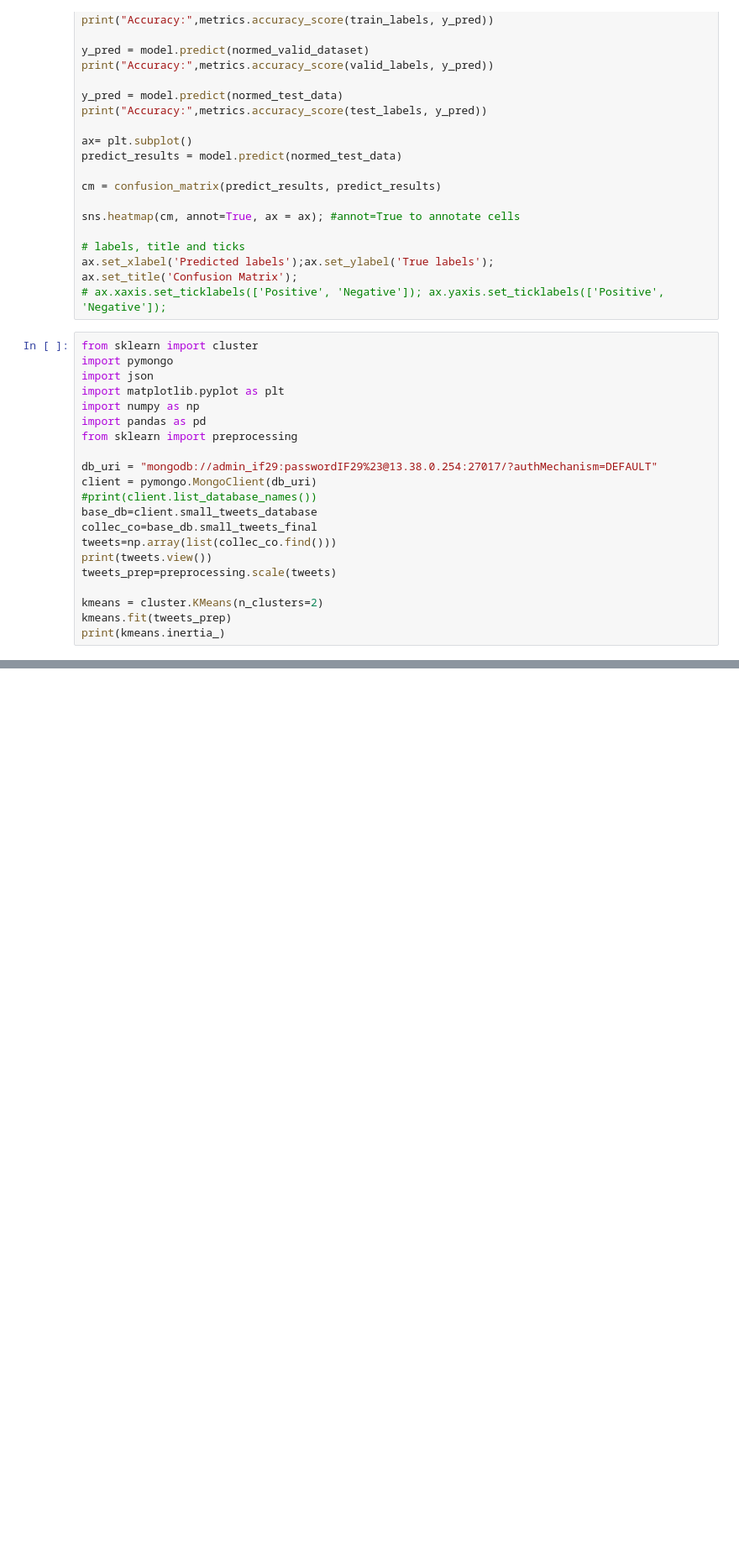
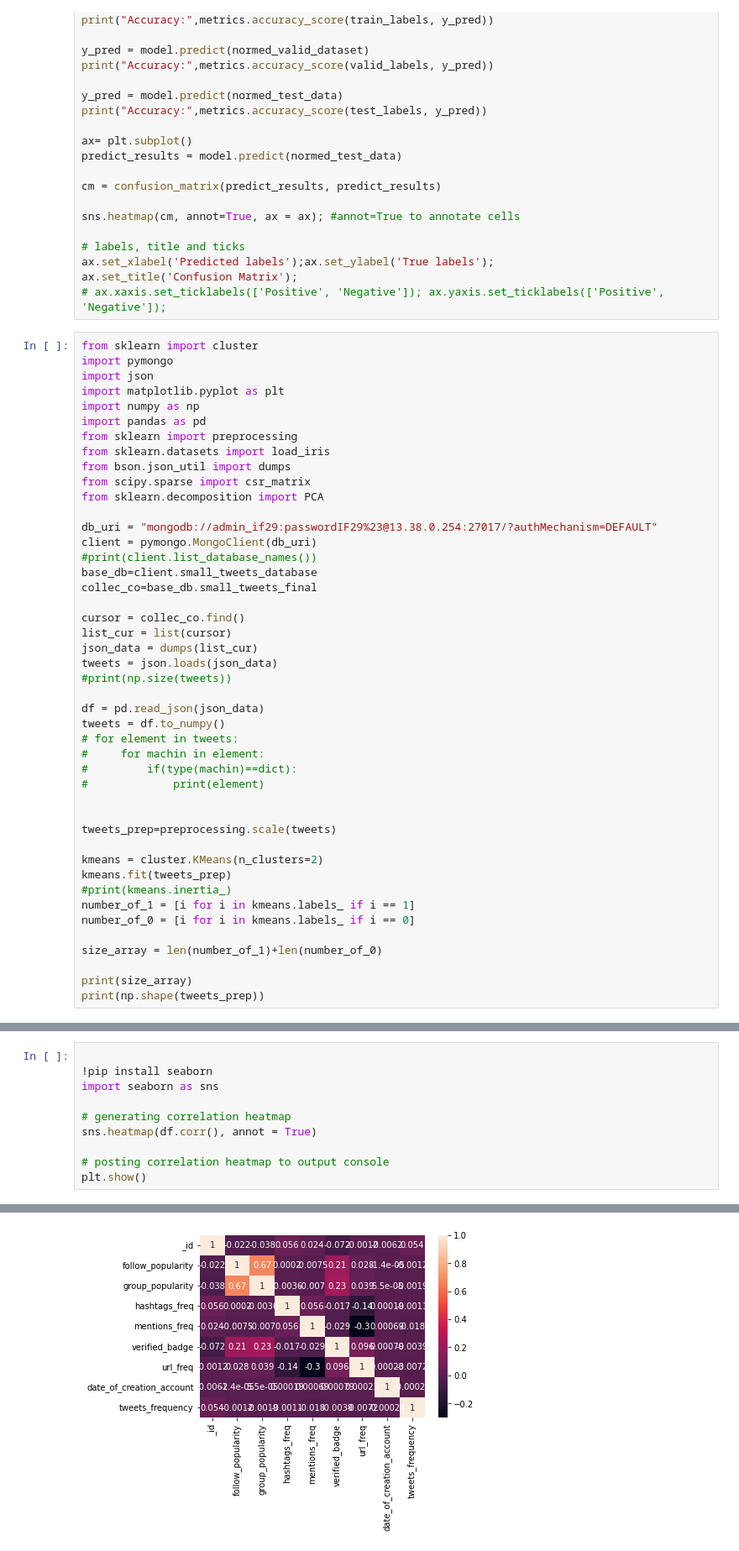
Before and after one commit to vallhallalm/Projet-analyse-de-Tweet, a Jupyter notebook: machine_learning.ipynb, the cells around one changed output, grey strips where cells are left out. Shown at 84% size. Saved outputs shown, nothing was run; the diff lists cells and outputs as text; blank space fills up the shorter version.

Commit message:
add K-means valid, add ACP valid, correlation map valid, plot from acp not sure

```diff
--- a/machine_learning.ipynb
+++ b/machine_learning.ipynb
@@ -138,17 +138,41 @@ import matplotlib.pyplot as plt
 import numpy as np
 import pandas as pd
 from sklearn import preprocessing
+from sklearn.datasets import load_iris
+from bson.json_util import dumps
+from scipy.sparse import csr_matrix
+from sklearn.decomposition import PCA
 
 db_uri = "mongodb://admin_if29:passwordIF29%23@13.38.0.254:27017/?authMechanism=DEFAULT"
 client = pymongo.MongoClient(db_uri)
 #print(client.list_database_names())
 base_db=client.small_tweets_database
 collec_co=base_db.small_tweets_final
-tweets=np.array(list(collec_co.find()))
-print(tweets.view())
+
+cursor = collec_co.find()
+list_cur = list(cursor)
+json_data = dumps(list_cur)
+tweets = json.loads(json_data)
+#print(np.size(tweets))
+
+df = pd.read_json(json_data)
+tweets = df.to_numpy()
+# for element in tweets:
+#     for machin in element:
+#         if(type(machin)==dict):
+#             print(element)
+
+
 tweets_prep=preprocessing.scale(tweets)
 
 kmeans = cluster.KMeans(n_clusters=2)
 kmeans.fit(tweets_prep)
-print(kmeans.inertia_)
+#print(kmeans.inertia_)
+number_of_1 = [i for i in kmeans.labels_ if i == 1]
+number_of_0 = [i for i in kmeans.labels_ if i == 0]
+
+size_array = len(number_of_1)+len(number_of_0)
+
+print(size_array)
+print(np.shape(tweets_prep))
 # %% [output]
@@ -162,0 +195,11 @@ TypeError: float() argument must be a string or a number, not 'dict'
+# %%
+
+!pip install seaborn
+import seaborn as sns
+
+# generating correlation heatmap
+sns.heatmap(df.corr(), annot = True)
+
+# posting correlation heatmap to output console
+plt.show()
+# %% [output]
@@ -162,0 +222 @@ TypeError: float() argument must be a string or a number, not 'dict'
+[figure, added]
```
Also changed, not shown: parts of 5 cells of this notebook.
